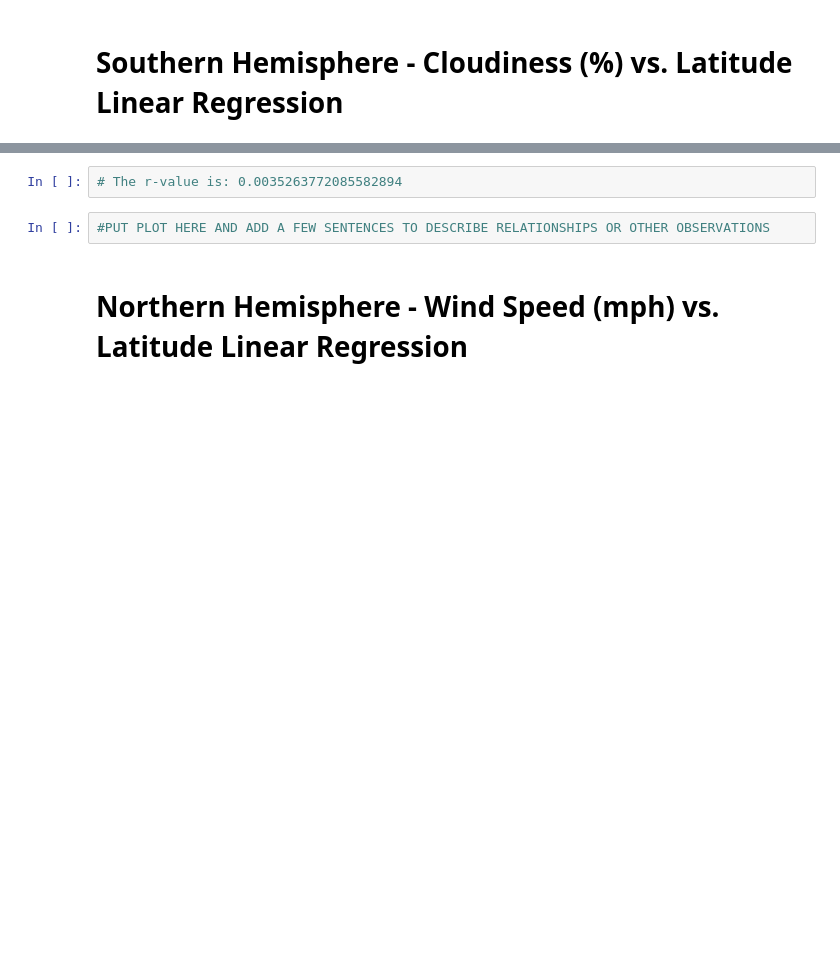
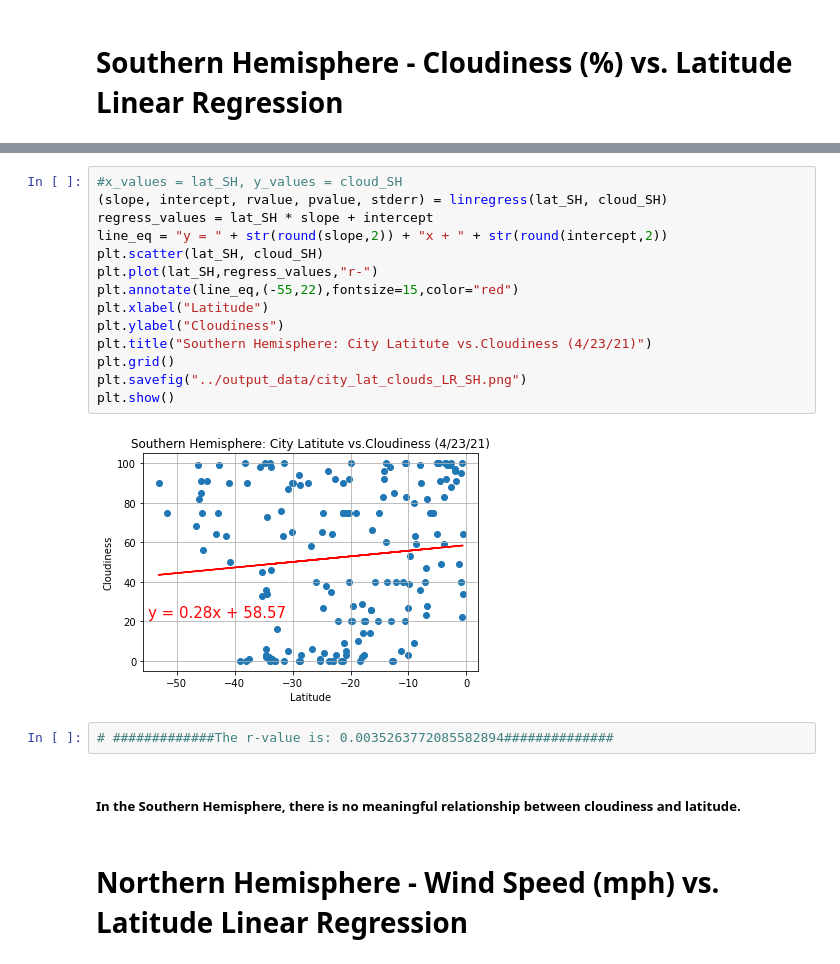
Before and after one commit to MarcLeslie/python-api-challenge, a Jupyter notebook: WeatherPy/WeatherPy.ipynb, the cells around one changed output, grey strips where cells are left out. Saved outputs shown, nothing was run; the diff lists cells and outputs as text; blank space fills up the shorter version.

```diff
--- a/WeatherPy/WeatherPy.ipynb
+++ b/WeatherPy/WeatherPy.ipynb
@@ -378,6 +408,22 @@ plt.show()
+# %%
+#x_values = lat_SH, y_values = cloud_SH
+(slope, intercept, rvalue, pvalue, stderr) = linregress(lat_SH, cloud_SH)
+regress_values = lat_SH * slope + intercept
+line_eq = "y = " + str(round(slope,2)) + "x + " + str(round(intercept,2))
+plt.scatter(lat_SH, cloud_SH)
+plt.plot(lat_SH,regress_values,"r-")
+plt.annotate(line_eq,(-55,22),fontsize=15,color="red")
+plt.xlabel("Latitude")
+plt.ylabel("Cloudiness")
+plt.title("Southern Hemisphere: City Latitute vs.Cloudiness (4/23/21)")
+plt.grid()
+plt.savefig("../output_data/city_lat_clouds_LR_SH.png")
+plt.show()
+# %% [output]
+[figure, added]
 # %%
-# The r-value is: 0.0035263772085582894
+# #############The r-value is: 0.0035263772085582894##############
-# %%
-#PUT PLOT HERE AND ADD A FEW SENTENCES TO DESCRIBE RELATIONSHIPS OR OTHER OBSERVATIONS
+# %% [markdown]
+##### In the Southern Hemisphere, there is no meaningful relationship between cloudiness and latitude.
 # %% [markdown]
 # Northern Hemisphere - Wind Speed (mph) vs. Latitude Linear Regression
```
Also changed, not shown: parts of 16 cells of this notebook, 4 other files.
